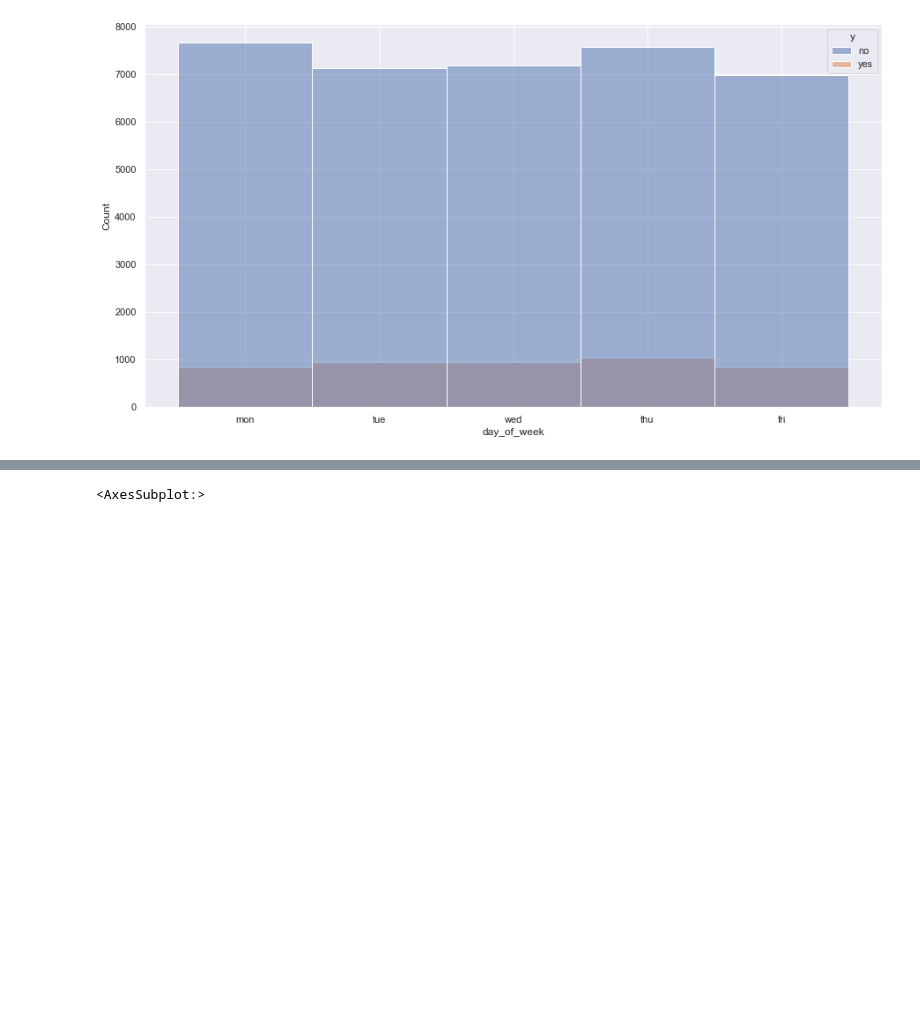
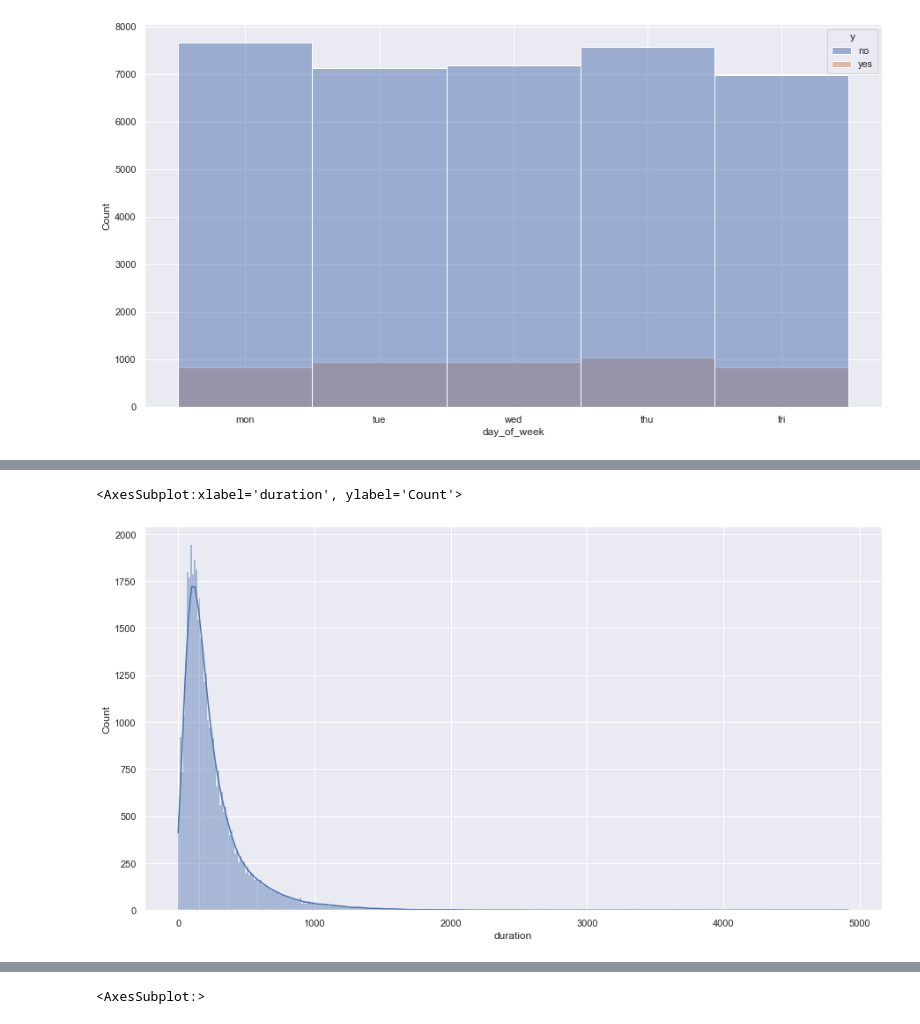
Before and after one commit to marek-dalida/bank-marketing-analysis, a Jupyter notebook: bank-marketing.ipynb, the cells around one changed output, grey strips where cells are left out. Drawn from its saved outputs; the diff is of its cells as text; code cells hidden in the pictures; blank space fills up the shorter version.

```diff
--- a/bank-marketing.ipynb
+++ b/bank-marketing.ipynb
@@ -73,0 +86,5 @@ sns.catplot(x="duration", y="y", data=data)
+# %%
+sns.histplot(data=data, x="duration", kde=True)
+# %% [output]
+<AxesSubplot:xlabel='duration', ylabel='Count'>
+[figure, added]
```
Also changed, not shown: parts of 8 cells of this notebook.
